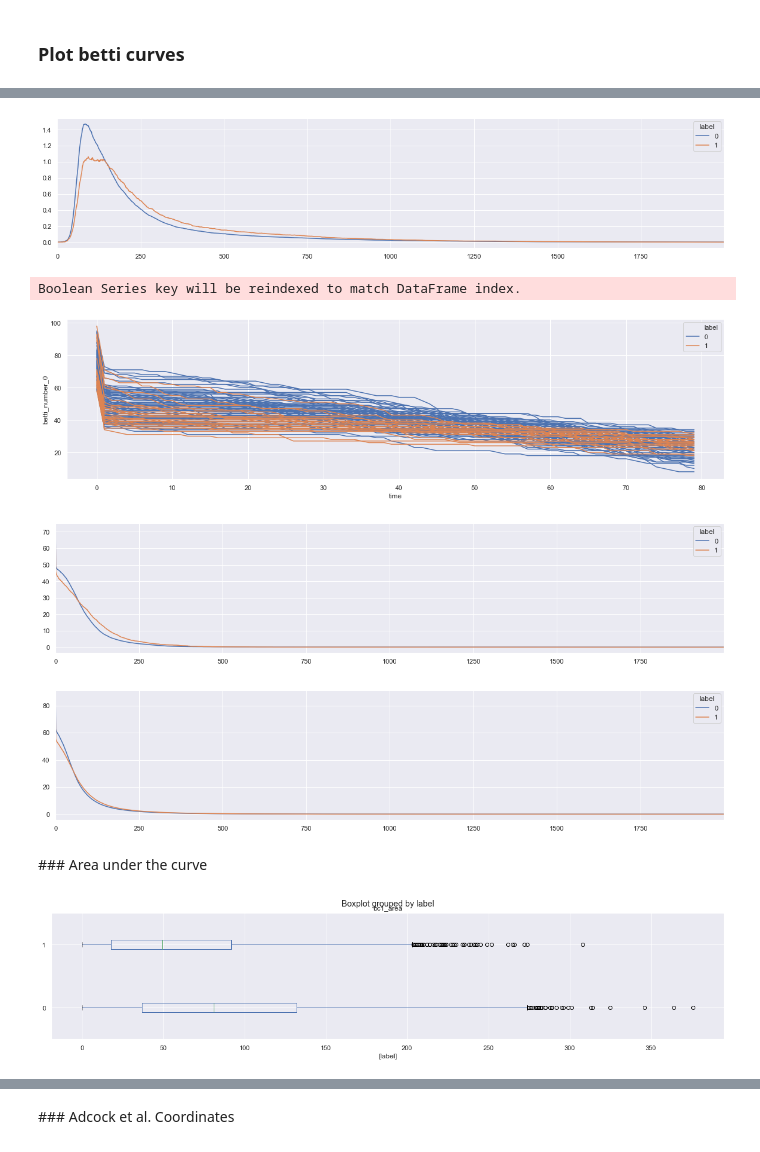
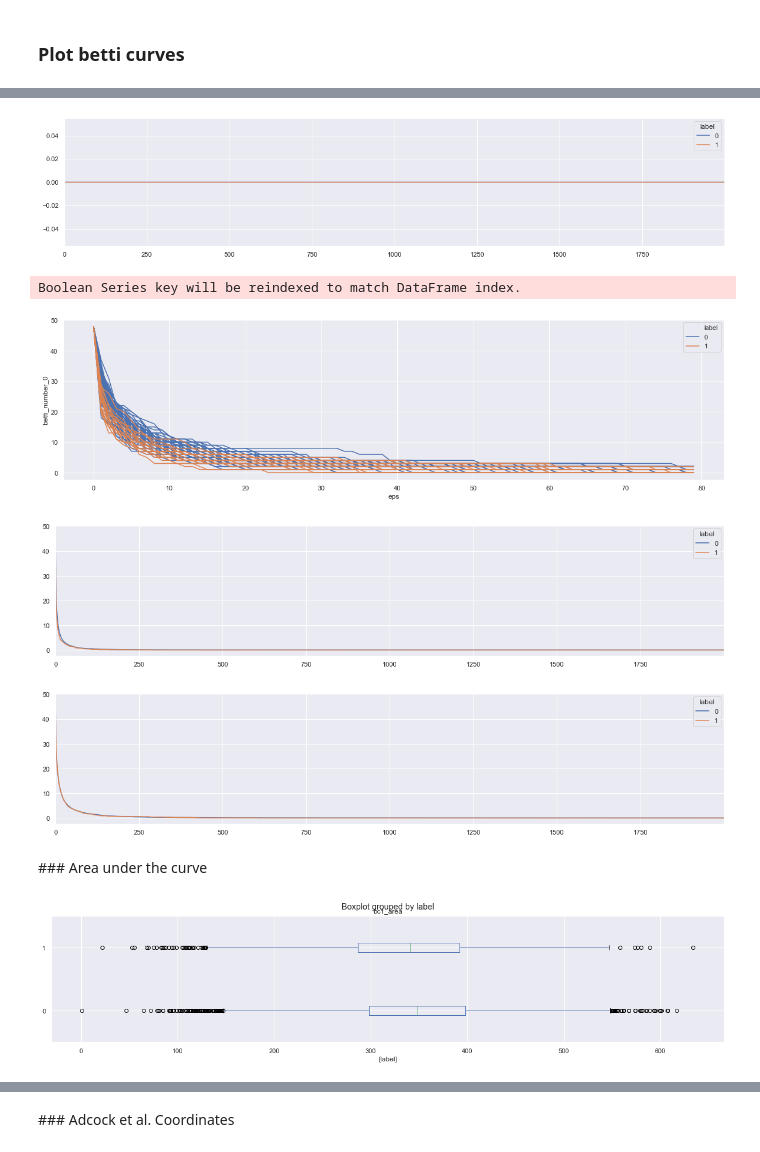
Before and after one commit to nphilou/topollini, a Jupyter notebook: informal_code.ipynb, the cells around one changed output, grey strips where cells are left out. Cells and saved outputs as stored; diff of their text form; code cells hidden in the pictures.

```diff
--- a/informal_code.ipynb
+++ b/informal_code.ipynb
@@ -205,10 +241,13 @@ Wall time: 654 ms
+# %%
+x_tak = np.expand_dims(intervals, axis=2)
 # %% [markdown]
 ### Persistence diagrams
 # %%
 %%time
-compute_pd = False
+compute_pd = True
 save_pd = False
-load_pd = True
+load_pd = False
+max_edge_length=20
 
 if compute_pd:
     print('Creating V-R Persistence Diagrams')
@@ -216,10 +255,10 @@ if compute_pd:
     vrp = VietorisRipsPersistence(max_edge_length=20, homology_dimensions=homology_dimensions, n_jobs=-1)
     x_vrpd = vrp.fit_transform(x_tak)
 
-    if save_pd:
-        np.save('x_vrpd_4.npy', x_vrpd)
-
 if load_pd:
     # Load precomputed x_vrpd on the whole dataset
     x_vrpd = np.load('x_vrpd_4.npy')
+
+if save_pd:
+    np.save(f'x_vrpd_m{bigm}_rs{rel_std}_r{period}_mel{max_edge_length}.npy', x_vrpd)
 # %% [output]
@@ -282,7 +324,6 @@ X_betti_1_full = pd.DataFrame(bcs[:, 1])
 # %% [markdown]
 ### Plot betti curves
 # %%
-df_0 = pd.DataFrame(bcs[:, 0]).rename_axis('sample').reset_index().melt(id_vars=['sample'], var_name='time', value_name='betti_number_0').set_index(['sample', 'time'], append=True)
-df_1 = pd.DataFrame(bcs[:, 1]).rename_axis('sample').reset_index().melt(id_vars=['sample'], var_name='time', value_name='betti_number_1').set_index(['sample', 'time'], append=True)
-
-melted_bn = pd.concat([df_0, df_1], axis=1).reset_index(['sample', 'time']).merge(x_nid.join(y_label).rename_axis('sample').reset_index())
+df_0 = X_betti_0_full.rename_axis('sample').reset_index().melt(id_vars=['sample'], var_name='eps', value_name='betti_number_0').set_index(['sample', 'eps'], append=True)
+df_1 = X_betti_1_full.rename_axis('sample').reset_index().melt(id_vars=['sample'], var_name='eps', value_name='betti_number_1').set_index(['sample', 'eps'], append=True)
+melted_bn = pd.concat([df_0, df_1], axis=1).reset_index(['sample', 'eps']).merge(x_nid.join(y_label).reset_index(drop=True).rename_axis('sample').reset_index())
@@ -291,5 +343,5 @@ time_range_0 = 80
 time_range_1 = 150
 #bn0_df_label = pd.DataFrame(bcs[:, 0, :time_range_0]).join(y_label)
 #bn1_df_label = pd.DataFrame(bcs[:, 1, :time_range_1]).join(y_label)
-bn0_df_label = pd.DataFrame(bcs[:, 0]).join(y_label)
-bn1_df_label = pd.DataFrame(bcs[:, 1]).join(y_label)
+bn0_df_label = X_betti_0_full.join(y_label)
+bn1_df_label = X_betti_1_full.join(y_label)
@@ -311,25 +359,25 @@ Creating legend with loc="best" can be slow with large amounts of data.
 bn1_df_label.groupby('label').mean().T.plot(figsize=(20, 4))
 plt.show()
 # %% [output]
-[figure, old version]
+[figure, new version]
 # %%
-melted_bn0_nid = melted_bn_nid[melted_bn.time < time_range_0]
+melted_bn0_nid = melted_bn_nid[melted_bn.eps < time_range_0]
 plt.figure(figsize=(20, 5))
-sns.lineplot(x="time", y="betti_number_0",
+sns.lineplot(x="eps", y="betti_number_0",
              hue="label", units='sample', estimator=None,
              data=melted_bn0_nid)
 plt.show()
 bn0_df_label[nid_filter].groupby('label').mean().T.plot(figsize=(20, 4))
 plt.show()
 # %% [output]
 Boolean Series key will be reindexed to match DataFrame index.
-[figure, old version]
+[figure, new version]
-[figure, old version]
+[figure, new version]
 # %%
 bn0_df_label.groupby('label').mean().T.plot(figsize=(20, 4))
 plt.show()
 # %% [output]
-[figure, old version]
+[figure, new version]
 # %% [markdown]
 ### Area under the curve
 # %%
@@ -340,7 +388,7 @@ X_sum1 = pd.DataFrame(X_betti_1.sum(axis=1), columns=['bc1_area']).join(y_label)
 X_sum1[['bc1_area','label']].boxplot(by='label', vert=False, figsize=(20, 4))
 plt.show()
 # %% [output]
-[figure, old version]
+[figure, new version]
 # %%
 X_betti_0 = pd.DataFrame(bcs[:, 0, 0:60])
 X_sum0 = pd.DataFrame(X_betti_0.sum(axis=1), columns=['bc0_area']).join(y_label).join(x_nid)
```
Also changed, not shown: parts of 37 cells of this notebook, 12 other files.
